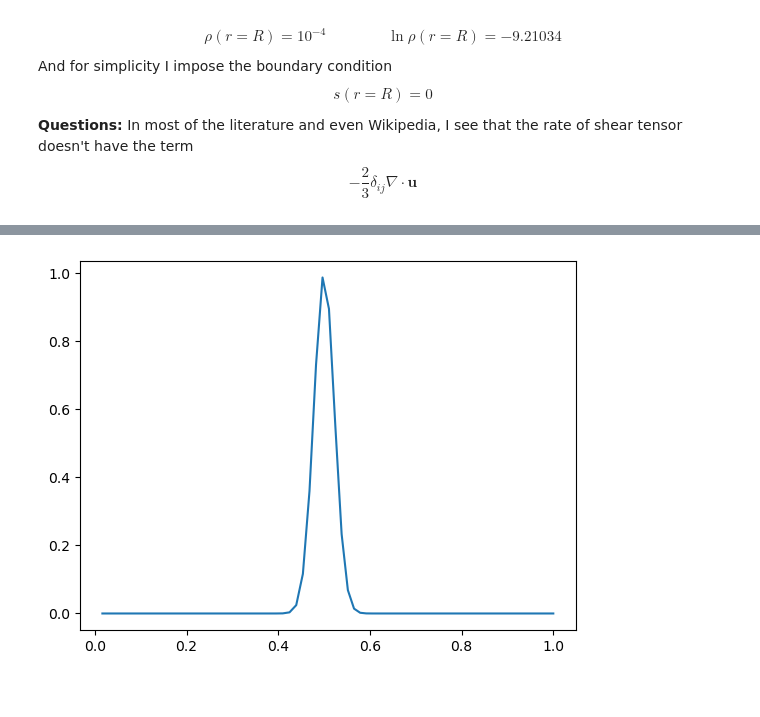
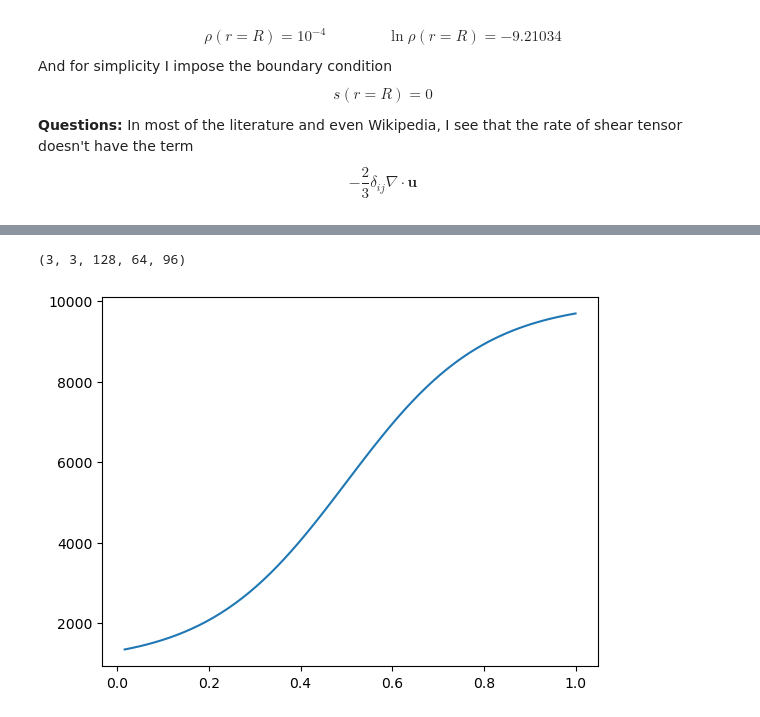
Before and after one commit to LautaroAlvear/Compressible-Hydrodynamics, a Jupyter notebook: Untitled.ipynb, the cells around one changed output, grey strips where cells are left out. Drawn from its saved outputs; the diff is of its cells as text; code cells hidden in the pictures.

```diff
--- a/Untitled.ipynb
+++ b/Untitled.ipynb
@@ -39,14 +39,16 @@ dealias = 1                                             #Por ahora fijo en 1 por
 dtype = np.float64
 mesh = None
 R = 1
+gasconstant = 1
 mapa2 = list(zip([0,.4,.5,.6,1.0], ["brown","yellow","gainsboro","aqua", "mediumblue"]))
 cmapchi = clr.LinearSegmentedColormap.from_list("", mapa2, N=256)
-eta = 1e-10
-sc,Tc,rho_c = 1e4, 1e3, 1e2
+eta = 4.1e-4
+sc,Tc,rho_c = 1e4, 300, 10
+boundary_s , boundary_lnrho = 1e3,-9.21034
 Gamma = 5/3
-cv = 100
+cv = 10
 mu = 0.6
-mu_0 = 0.001
+mu_0 = 1
 nu = 0.021
 
 
@@ -139,47 +141,52 @@ tau_s = dist.Field(bases=sphere,name="tau_s")
 phi, theta, r = dist.local_grids(ball)
 phi_g, theta_g, r_g = ball.global_grids(dist,scales = ball.dealias)
 lift_basis = ball.derivative_basis(2)
-lift = lambda A: d3.Lift(A, lift_basis, -1)
+lift = lambda A: d3.Lift(A, lift_basis, -2)
 radial = lambda A: d3.RadialComponent(A)
 cross = lambda A,B:d3.CrossProduct(A,B)
+dr = lambda A: d3.RadialComponent(d3.Gradient(A))
 rho = np.exp(lnrho)
-dr = lambda A: d3.RadialComponent(d3.Gradient(A))
 T = Tc*(rho/rho_c)**(Gamma-1)*np.exp((s-sc)/cv)
-p = R*rho*T/mu
-
+p = gasconstant*rho*T/mu
+ugrads = d3.DotProduct(u,d3.Gradient(s))
+ugradlnrho = d3.DotProduct(u,d3.Gradient(lnrho))
 
 #--------------------------------------Initial Conditions---------------------------------#
 
 constant = np.sqrt(4/3*np.pi)
 #phi, theta, r = ball.global_grids(dist,scales = ball.dealias)
 #-----Magnetic field Model 1------#
 #B['g'][1] = -constant* np.sqrt(3/(4*np.pi*10.72727))*(8.75 - 21.*r**2 + 11.25*r**4) *np.sin(theta)
 #B['g'][2] = constant* np.sqrt(3/(4*np.pi*10.72727))*2*(4.375 - 5.25*r**2 + 1.875*r**4) *np.cos(theta)
 j= d3.Curl(B)
 j2 = d3.DotProduct(j,j)
 
 
-lnrho['g'] = np.log(np.exp(-(r-0.5)**2 /0.001))
-plt.plot(r[0][0],rho['g'][0][0])
-plt.show()
-s.fill_random('g')
-rho = np.exp(lnrho)
+lnrho['g'] = np.log(-np.tanh((r-0.05)/.01)+1.1+1e-4)
+s['g'] = 0.5 * (1 + np.tanh((r - 0.5) / 0.3)) * sc + 0.5 * (1 - np.tanh((r - 0.5) / 0.3)) * boundary_s
 
 
+print(np.shape(I['g']))
 
-I['g'][2,2] = 1
-I['g'][1,1] = r**2
-I['g'][0,0] = r**2*np.sin(theta)**2
-S = d3.grad(u) + d3.trans(d3.grad(u))
+I['g'][2][2] = d3.Divergence(u)['g']
+I['g'][1][1] = r**2*d3.Divergence(u)['g']
+I['g'][0][0] = r**2*np.sin(theta)**2*d3.Divergence(u)['g']
+S = d3.grad(u) + d3.trans(d3.grad(u)) + I
+
+plt.plot(r[0][0],s['g'][0][0])
+plt.show()
+
 #+ I*d3.Divergence(u)
 shear_stress = d3.angular(d3.radial(S(r=1), index=1))
 
 S2 = d3.Trace(S@S.T)
 
 
+
 fb = d3.CrossProduct(d3.Curl(B),B)
 # %% [output]
+(3, 3, 128, 64, 96)
-[figure, old version]
+[figure, new version]
 # %%
 import math
 #--------------------Problem Formulation-------------------------------#
```
Also changed, not shown: parts of 3 cells of this notebook.
